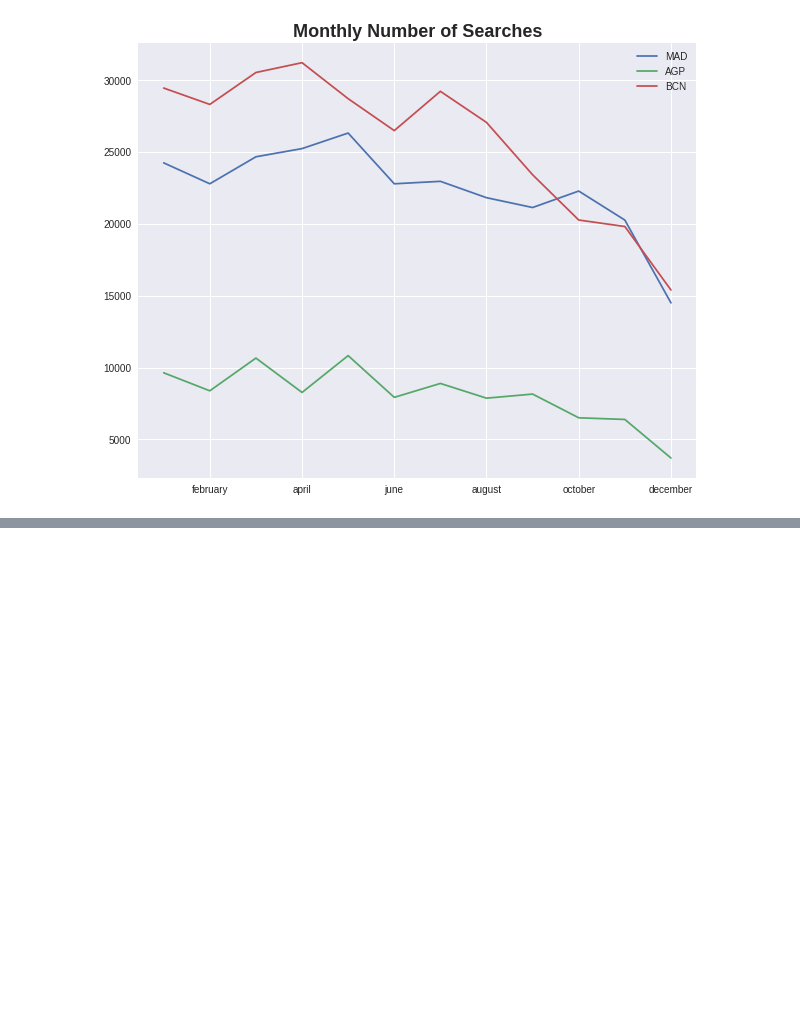
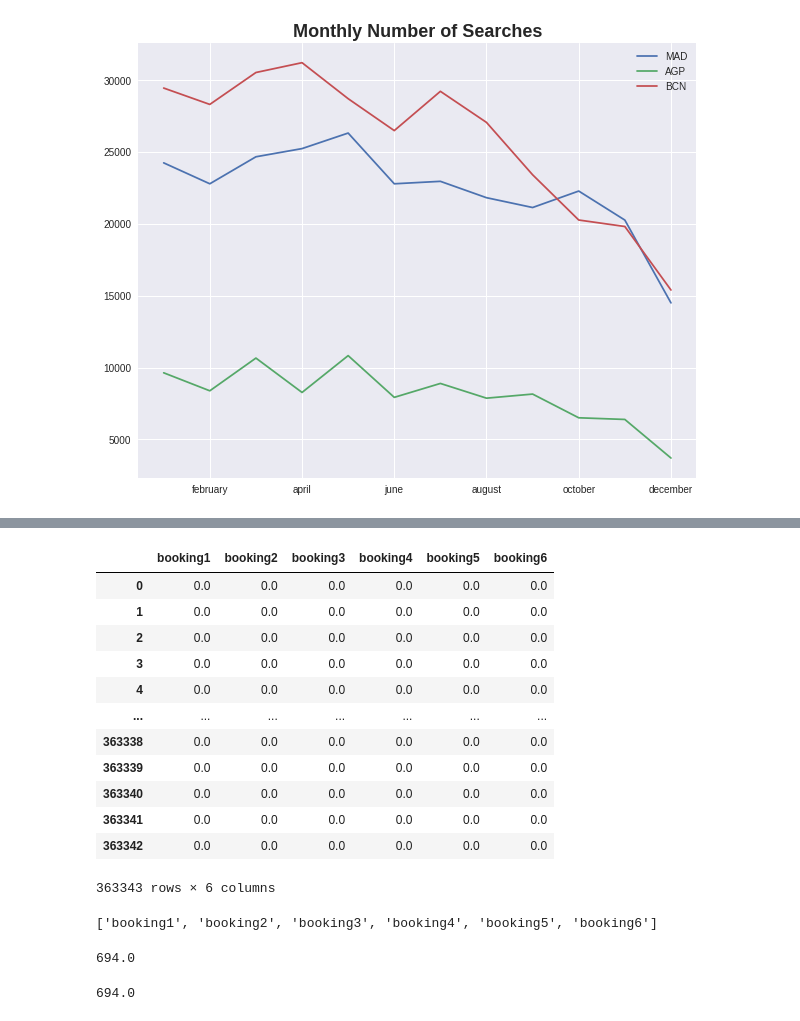
Before and after one commit to javiicc/DS_Challenge, a Jupyter notebook: Data_Science_Challenge.ipynb, the cells around one changed output, grey strips where cells are left out. Drawn from its saved outputs; the diff is of its cells as text; code cells hidden in the pictures; blank space fills up the shorter version.

```diff
--- a/Data_Science_Challenge.ipynb
+++ b/Data_Science_Challenge.ipynb
@@ -670,0 +1486,18 @@ ax.legend();
+# %%
+list_of_lists = [['Date', 'Seg1Departure', 'Seg1Arrival', 'Seg1Date', 'booking'],
+                 ['Date', 'Seg2Departure', 'Seg2Arrival', 'Seg2Date', 'booking'],
+                 ['Date', 'Seg3Departure', 'Seg3Arrival', 'Seg3Date', 'booking'],
+                 ['Date', 'Seg4Departure', 'Seg4Arrival', 'Seg4Date', 'booking'],
+                 ['Date', 'Seg5Departure', 'Seg5Arrival', 'Seg5Date', 'booking'],
+                 ['Date', 'Seg6Departure', 'Seg6Arrival', 'Seg6Date', 'booking'],
+                ]
+# %%
+for i, lista in enumerate(list_of_lists):
+    bookings_to_merge_3.columns = lista
+
+    searches_to_merge_3 = searches_to_merge_3.merge(bookings_to_merge_3,
+                                                    how = 'left',
+                                                    on = lista[:4],
+                                                    suffixes=(i, i+1),
+                                                   )
+    print(searches_to_merge_3.shape)
@@ -670,0 +1535,2 @@ ax.legend();
+# %%
+searches_to_merge_3.iloc[:, -6:] = searches_to_merge_3.iloc[:, -6:].fillna(0)
@@ -670,0 +1569,23 @@ ax.legend();
+# %%
+searches_4 = searches_to_merge_3.iloc[:, -6:].copy()
+# %%
+searches_4
+# %% [output]
+|  | booking1 | booking2 | booking3 | booking4 | booking5 | booking6 |
+| 0 | 0.0 | 0.0 | 0.0 | 0.0 | 0.0 | 0.0 |
+| 1 | 0.0 | 0.0 | 0.0 | 0.0 | 0.0 | 0.0 |
+| 2 | 0.0 | 0.0 | 0.0 | 0.0 | 0.0 | 0.0 |
+| 3 | 0.0 | 0.0 | 0.0 | 0.0 | 0.0 | 0.0 |
+| 4 | 0.0 | 0.0 | 0.0 | 0.0 | 0.0 | 0.0 |
+| ... | ... | ... | ... | ... | ... | ... |
+| 363338 | 0.0 | 0.0 | 0.0 | 0.0 | 0.0 | 0.0 |
+| 363339 | 0.0 | 0.0 | 0.0 | 0.0 | 0.0 | 0.0 |
+| 363340 | 0.0 | 0.0 | 0.0 | 0.0 | 0.0 | 0.0 |
+| 363341 | 0.0 | 0.0 | 0.0 | 0.0 | 0.0 | 0.0 |
+| 363342 | 0.0 | 0.0 | 0.0 | 0.0 | 0.0 | 0.0 |
+363343 rows × 6 columns
+# %%
+columns = searches_4.columns.tolist().copy()
+columns
+# %% [output]
+['booking1', 'booking2', 'booking3', 'booking4', 'booking5', 'booking6']
@@ -670,0 +1596,8 @@ ax.legend();
+# %%
+searches_4['Booking_tot'].sum()
+# %% [output]
+694.0
+# %%
+searches_4.iloc[:, :-1].sum().sum()
+# %% [output]
+694.0
```
Also changed, not shown: parts of 120 cells of this notebook, 1 other file.
